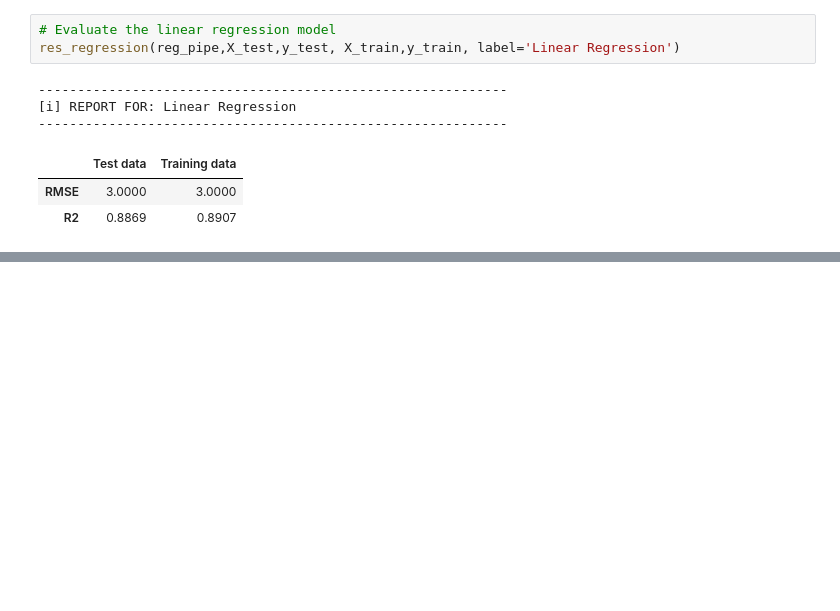
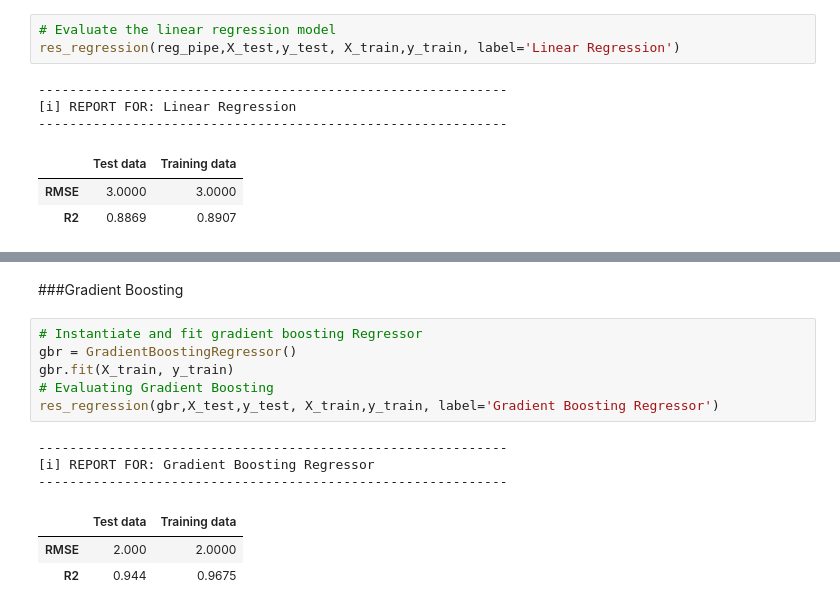
Before and after one commit to AkindeKadjo/Life_Expectancy_prediction, a Jupyter notebook: Life_Expectancy.ipynb, the cells around one changed output, grey strips where cells are left out. Drawn from its saved outputs; the diff is of its cells as text; blank space fills up the shorter version.

```diff
--- a/Life_Expectancy.ipynb
+++ b/Life_Expectancy.ipynb
@@ -373,0 +392,15 @@ res_regression(reg_pipe,X_test,y_test, X_train,y_train, label='Linear Regression
+# %% [markdown]
+###Gradient Boosting
+# %%
+# Instantiate and fit gradient boosting Regressor
+gbr = GradientBoostingRegressor()
+gbr.fit(X_train, y_train)
+# Evaluating Gradient Boosting
+res_regression(gbr,X_test,y_test, X_train,y_train, label='Gradient Boosting Regressor')
+# %% [output]
+------------------------------------------------------------
+[i] REPORT FOR: Gradient Boosting Regressor
+------------------------------------------------------------
+|  | Test data | Training data |
+| RMSE | 2.000 | 2.0000 |
+| R2 | 0.944 | 0.9675 |
```
Also changed, not shown: parts of 8 cells of this notebook.
